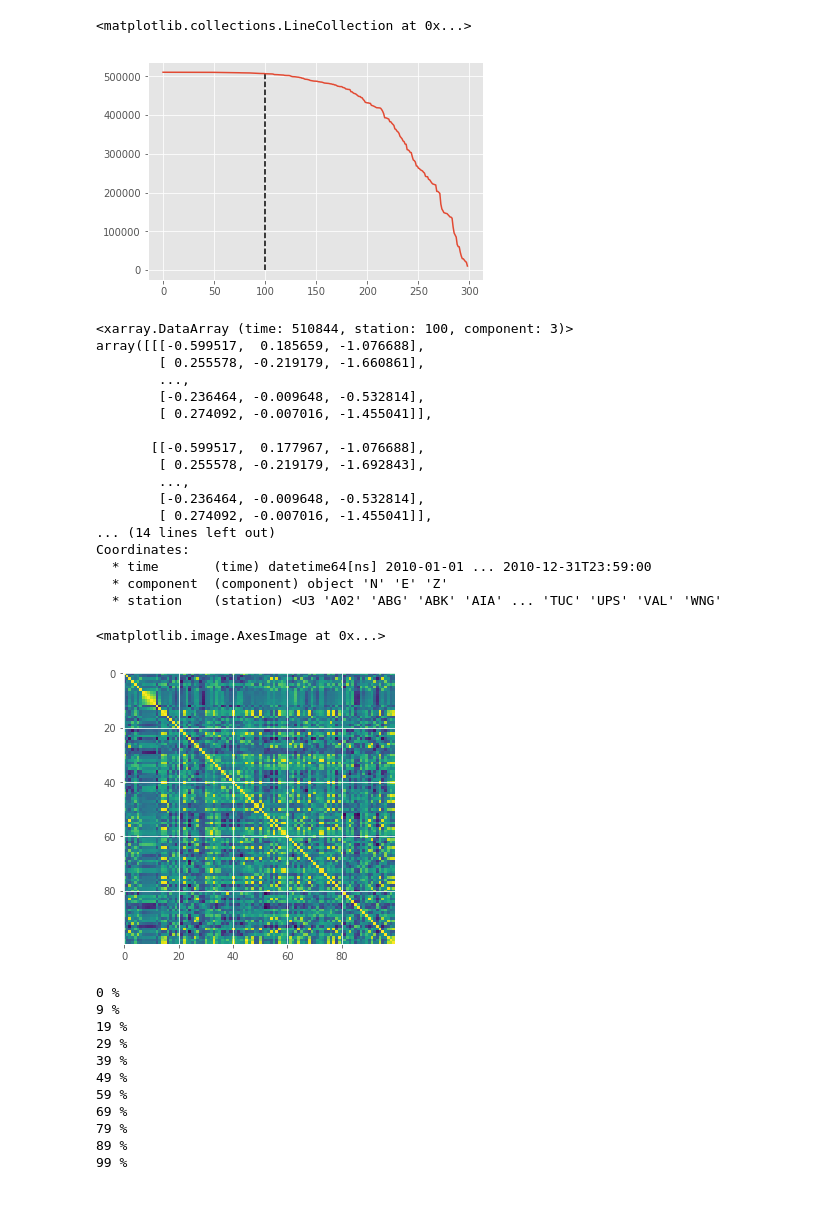
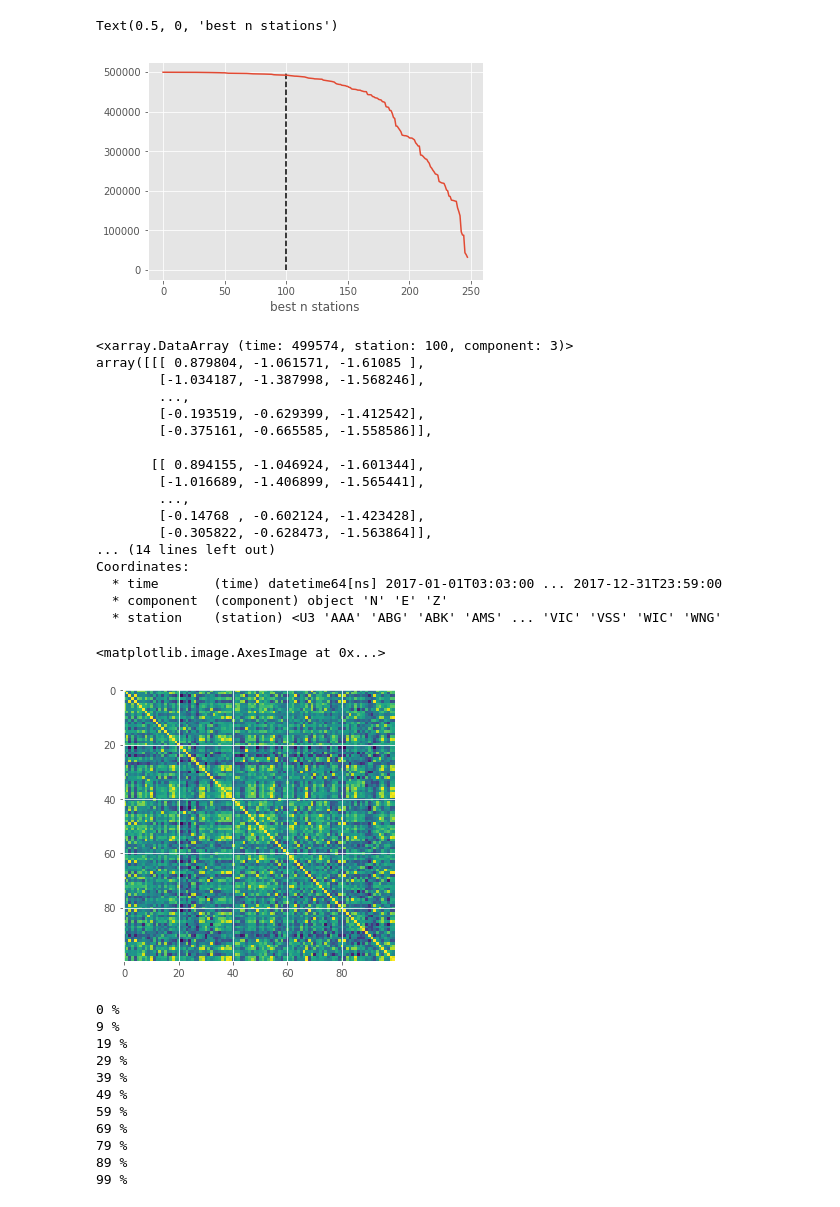
Before and after one commit to gregstarr/space-physics-machine-learning, a Jupyter notebook: exploration.ipynb, the cells around one changed output. Drawn from its saved outputs; the diff is of its cells as text; code cells hidden in the pictures.

Commit message:
data pipeline

```diff
--- a/exploration.ipynb
+++ b/exploration.ipynb
@@ -55,22 +60,27 @@ def plot_mag(stations, start, stop):
 # %%
-mag_file = "mag_data_2010.nc"
+# loading up a magnetometer data file
+
+mag_file = "mag_data_2000.nc"
 mag_data = xr.open_dataset(mag_file)
 stations_to_drop = [station for station in mag_data if np.any(np.all(np.isnan(mag_data[station]), axis=0))]
 mag_data = mag_data.drop(stations_to_drop)
 # %%
+# how many stations might we want to use?
+
 X = np.isfinite(mag_data.sel(dim_1='N').to_array()).sum(dim='Date_UTC')
 sort_ind = np.argsort(X)[::-1]
 
 n_stations = 100
 best_stations = [station for i,station in enumerate(mag_data) if i in sort_ind[:n_stations]]
 
 plt.plot(X[sort_ind.values])
 plt.vlines(n_stations, 0, X.max(), 'k', 'dashed')
+plt.xlabel('best n stations')
 # %% [output]
-<matplotlib.collections.LineCollection at 0x...>
+Text(0.5, 0, 'best n stations')
-[figure, old version]
+[figure, new version]
 # %%
-# create smaller dataset
+# boil dataset down to values that we want to use
 data = mag_data[best_stations].sel(dim_1=['N','E','Z']).copy().to_array()
 data = data.rename({'dim_1': 'component', 'Date_UTC': 'time', 'variable': 'station'})
 data -= data.mean(dim='time')
@@ -78,24 +88,26 @@ data /= data.std(dim='time')
 data = data.transpose('time', 'station', 'component')
 data
 # %% [output]
-<xarray.DataArray (time: 510844, station: 100, component: 3)>
-array([[[-0.599517,  0.185659, -1.076688],
-        [ 0.255578, -0.219179, -1.660861],
+<xarray.DataArray (time: 499574, station: 100, component: 3)>
+array([[[ 0.879804, -1.061571, -1.61085 ],
+        [-1.034187, -1.387998, -1.568246],
         ...,
-        [-0.236464, -0.009648, -0.532814],
-        [ 0.274092, -0.007016, -1.455041]],
+        [-0.193519, -0.629399, -1.412542],
+        [-0.375161, -0.665585, -1.558586]],
 
-       [[-0.599517,  0.177967, -1.076688],
-        [ 0.255578, -0.219179, -1.692843],
+       [[ 0.894155, -1.046924, -1.601344],
+        [-1.016689, -1.406899, -1.565441],
         ...,
-        [-0.236464, -0.009648, -0.532814],
-        [ 0.274092, -0.007016, -1.455041]],
+        [-0.14768 , -0.602124, -1.423428],
+        [-0.305822, -0.628473, -1.563864]],
 ... (14 lines left out)
 Coordinates:
-  * time       (time) datetime64[ns] 2010-01-01 ... 2010-12-31T23:59:00
+  * time       (time) datetime64[ns] 2017-01-01T03:03:00 ... 2017-12-31T23:59:00
   * component  (component) object 'N' 'E' 'Z'
-  * station    (station) <U3 'A02' 'ABG' 'ABK' 'AIA' ... 'TUC' 'UPS' 'VAL' 'WNG'
+  * station    (station) <U3 'AAA' 'ABG' 'ABK' 'AMS' ... 'VIC' 'VSS' 'WIC' 'WNG'
 # %%
+# find covariance matrix between different locations
+
 iterations = 50
 
 X = tf.placeholder(tf.float32, shape=(None, data.shape[1], data.shape[2]))
@@ -114,7 +126,7 @@ plt.figure(figsize=(5,5))
 plt.imshow(cov[:,:,0])
 # %% [output]
 <matplotlib.image.AxesImage at 0x...>
-[figure, old version]
+[figure, new version]
 # %%
 # Missing value imputation using linear gaussian model
 # Bishop page 87
```
Also changed, not shown: parts of 9 cells of this notebook, 4 other files.
